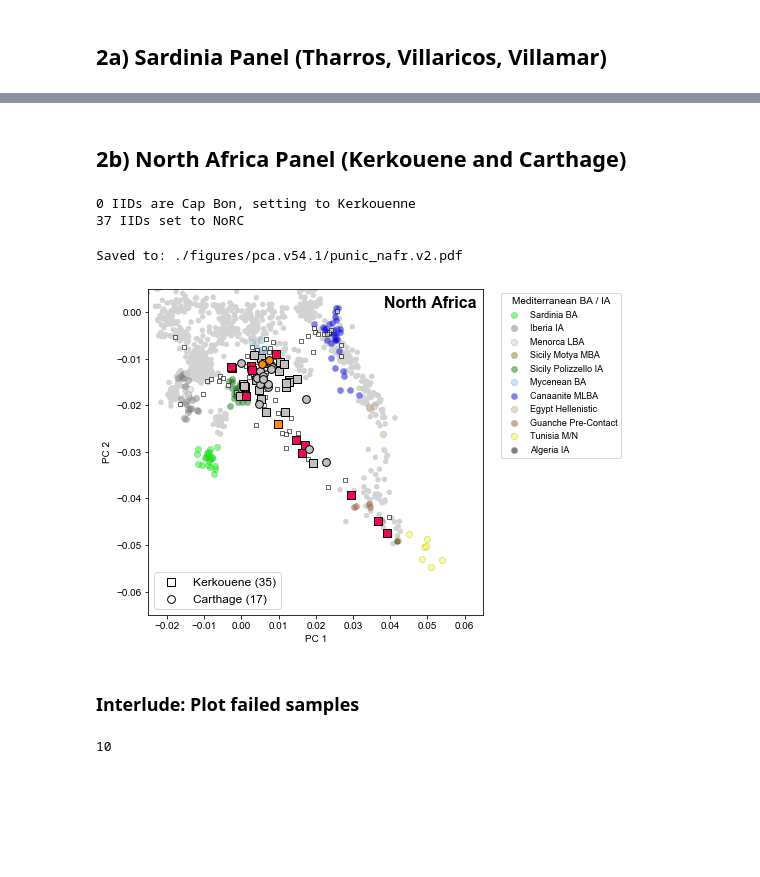
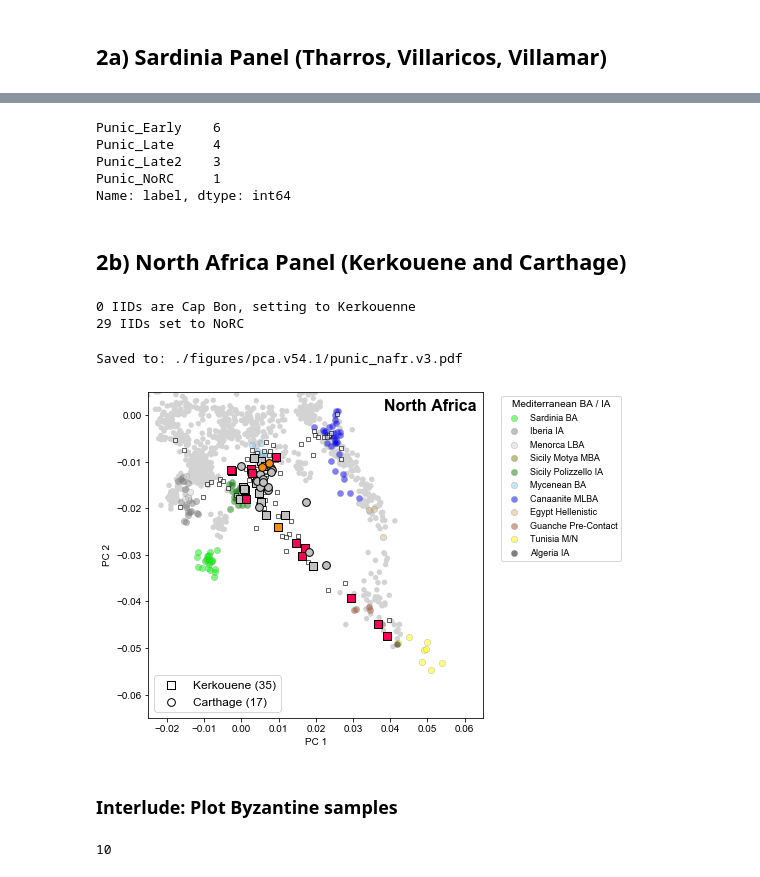
Before and after one commit to hringbauer/punic_aDNA, a Jupyter notebook: notebooks/figs/plot_pca_paper.persite.v54.1.ipynb, the cells around one changed output, grey strips where cells are left out. Cells and saved outputs as stored; diff of their text form; code cells hidden in the pictures; blank space fills up the shorter version.

Commit message:
Update PCA plots to latest Table

```diff
--- a/notebooks/figs/plot_pca_paper.persite.v54.1.ipynb
+++ b/notebooks/figs/plot_pca_paper.persite.v54.1.ipynb
@@ -46,7 +46,7 @@ CPU Count: 32
 [GCC 6.2.0]
 # %%
 ### Load cluster assignments
-df_clst = pd.read_csv("./data/cluster_assignments_punic.v54.1f.tsv", sep="\t")
+df_clst = pd.read_csv("./data/cluster_assignments_punic.v54.1g.tsv", sep="\t")
 print(f"Loaded Cluster Information for {len(df_clst)} Individuals.\n")
 
 ### Load PCA data
@@ -564,3 +560,0 @@ Name: label, dtype: int64
-# %%
-dft = df_pun[df_pun["cluster_geo"]=="Sardinia"]
-len(dft)
@@ -690,0 +685,8 @@ Saved to: ./figures/pca.v54.1/punic_sardinia.v2.pdf
+# %%
+dft["label"].value_counts()
+# %% [output]
+Punic_Early    6
+Punic_Late     4
+Punic_Late2    3
+Punic_NoRC     1
+Name: label, dtype: int64
@@ -702,9 +706,9 @@ print(f"{np.sum(idx)} IIDs set to NoRC")
 df_pna.loc[idx,"label"]= "Punic_NoRC"
 # %% [output]
 0 IIDs are Cap Bon, setting to Kerkouenne
-37 IIDs set to NoRC
+29 IIDs set to NoRC
 # %%
-savepath="./figures/pca.v54.1/punic_nafr.v2.pdf"
+savepath="./figures/pca.v54.1/punic_nafr.v3.pdf"
 
 plt.figure(figsize=(6,6))
 ax = plt.gca()
@@ -756,37 +760,37 @@ c1, _, _, _= plot_pca_punic_series(ax, df_pna, location="Carthage",  marker="o",
 #                    c_e = c_e, c_l = c_l, ec="k", alpha=1.0)
 
 ### Do the Legend
 plots = [b1, c1]
 legs = ["Kerkouene (35)", "Carthage (17)"]
 l1 = ax.legend(plots, legs, fontsize=12, loc="lower left",
          title="")
 
 l1.get_title().set_fontsize('12')
 [lgd.set_color('white') for lgd in l1.legendHandles]
 [lgd.set_edgecolor('k') for lgd in l1.legendHandles]
 ax.add_artist(leg1)
 
 #ax.add_artist(leg1)
 ax.set_xlabel("PC 1")
 ax.set_ylabel("PC 2")
 ax.set_xlim([-0.025,0.065])
 ax.set_ylim([-0.065,0.005])
 
 ### Title:
 ax.text(0.98, 0.98, "North Africa", weight='bold',
         ha="right", va="top", fontsize=16, transform = ax.transAxes, zorder=20)
 
 if len(savepath) > 0:
     plt.savefig(savepath, bbox_inches = 'tight',
                 pad_inches = 0, dpi=600)
     print(f"Saved to: {savepath}")
 
 plt.show()
 # %% [output]
-Saved to: ./figures/pca.v54.1/punic_nafr.v2.pdf
+Saved to: ./figures/pca.v54.1/punic_nafr.v3.pdf
-[figure, old version]
+[figure, new version]
 # %% [markdown]
-### Interlude: Plot failed samples
+### Interlude: Plot Byzantine samples
 # %%
 iids = ["I31735", "I35287", "I35328","I35332", "I35333",
         "I35334","I35336","I35349","I35351","I35352"]
```
Also changed, not shown: parts of 19 cells of this notebook, 2 other files.
